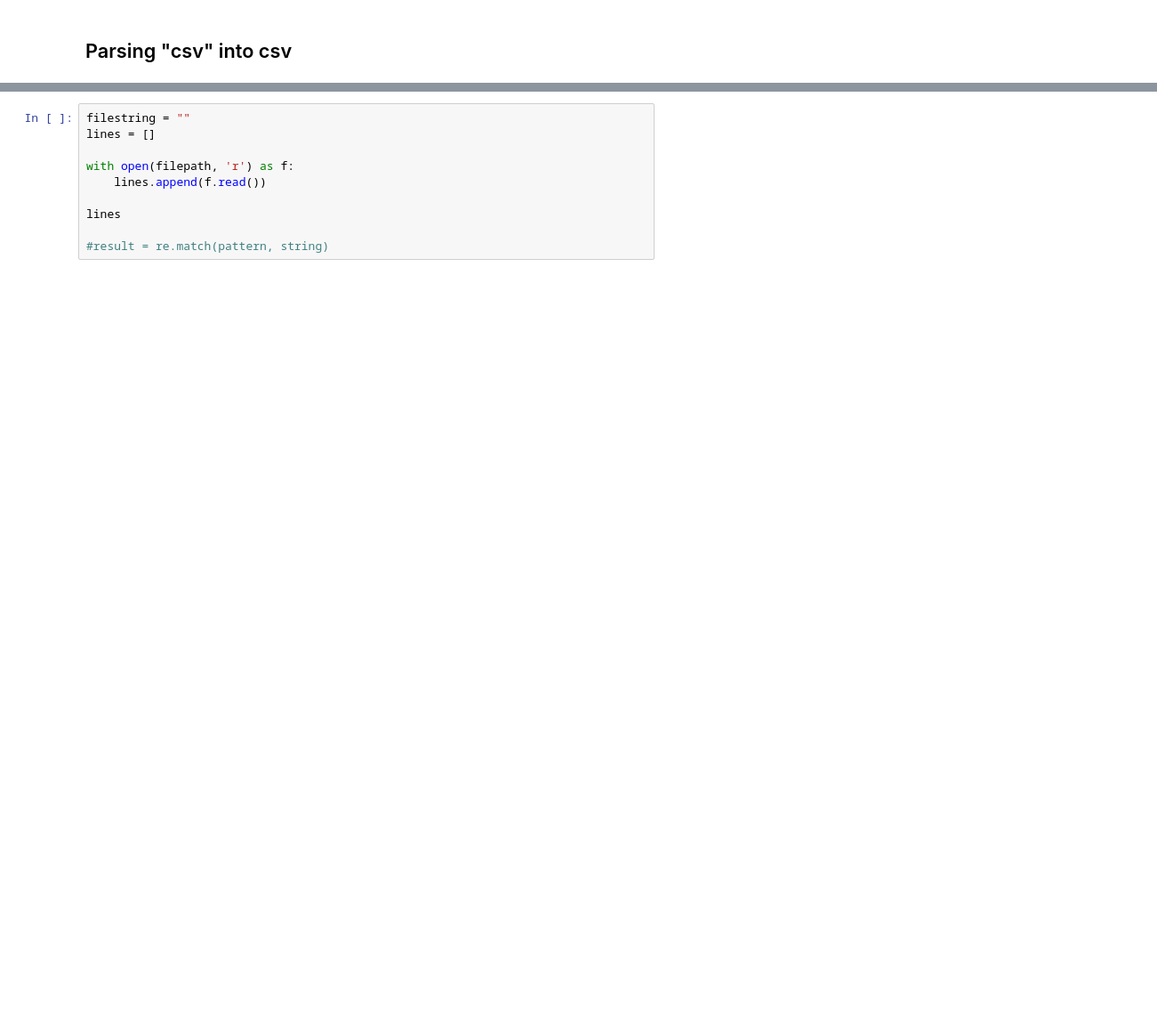
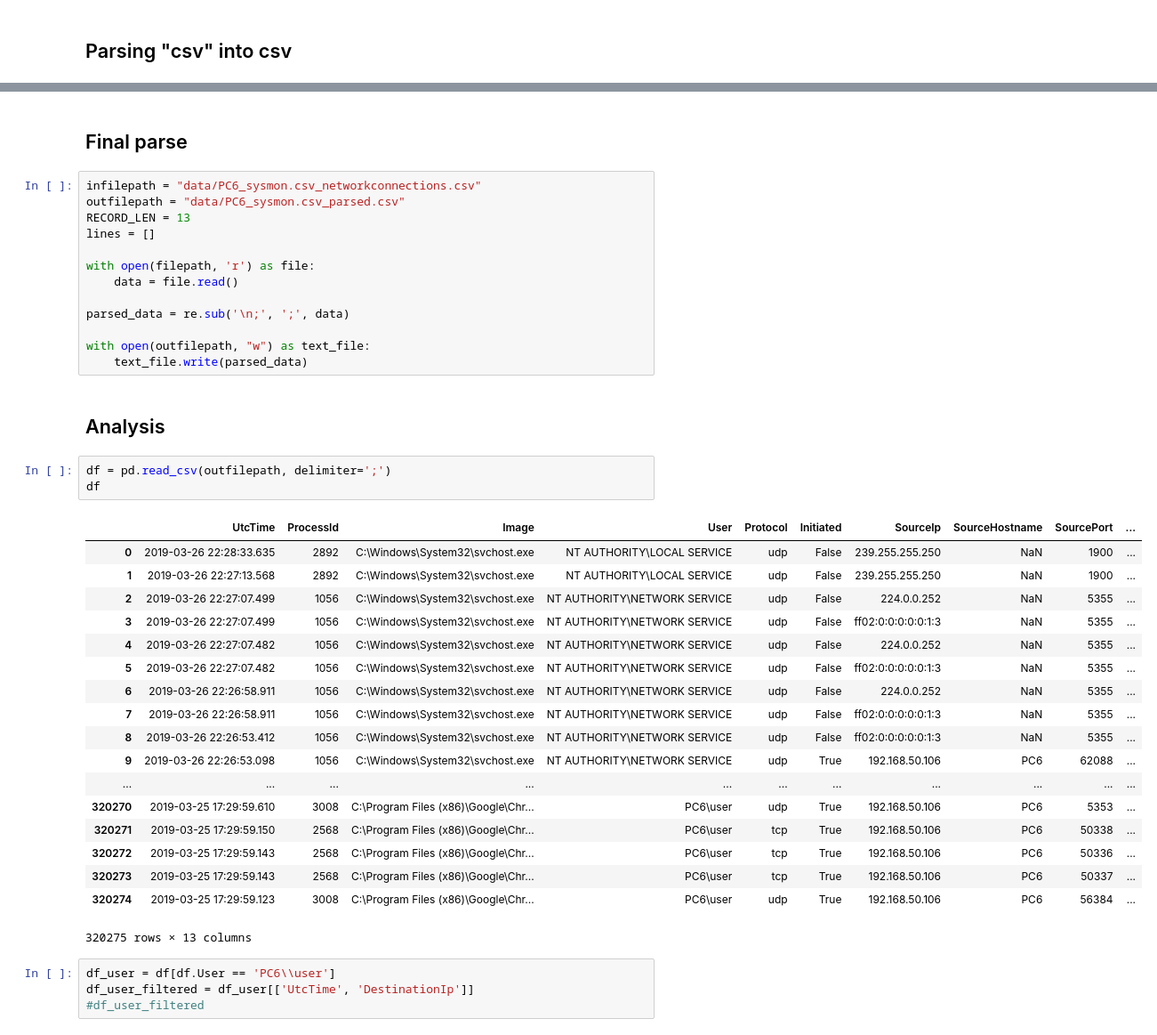
Before and after one commit to 8ToThePowerOfMol/UniTContest, a Jupyter notebook: sysmon.ipynb, the cells around one changed output, grey strips where cells are left out. Shown: that part at 89% size. Cells and saved outputs as stored; diff of their text form; blank space fills up the shorter version.

Commit message:
sysmon.ipynb less

```diff
--- a/sysmon.ipynb
+++ b/sysmon.ipynb
@@ -75,10 +37,43 @@ records
-# %%
-filestring = ""
-lines = []
-
-with open(filepath, 'r') as f:
-    lines.append(f.read())
-
-lines
-
-#result = re.match(pattern, string)
+# %% [markdown]
+## Final parse
+# %%
+infilepath = "data/PC6_sysmon.csv_networkconnections.csv"
+outfilepath = "data/PC6_sysmon.csv_parsed.csv"
+RECORD_LEN = 13
+lines = []
+
+with open(filepath, 'r') as file:
+    data = file.read()
+
+parsed_data = re.sub('\n;', ';', data)
+
+with open(outfilepath, "w") as text_file:
+    text_file.write(parsed_data)
+# %% [markdown]
+## Analysis
+# %%
+df = pd.read_csv(outfilepath, delimiter=';')
+df
+# %% [output]
+|  | UtcTime | ProcessId | Image | User | Protocol | Initiated | SourceIp | SourceHostname | SourcePort | ... |
+| 0 | 2019-03-26 22:28:33.635 | 2892 | C:\Windows\System32\svchost.exe | NT AUTHORITY\LOCAL SERVICE | udp | False | 239.255.255.250 | NaN | 1900 | ... |
+| 1 | 2019-03-26 22:27:13.568 | 2892 | C:\Windows\System32\svchost.exe | NT AUTHORITY\LOCAL SERVICE | udp | False | 239.255.255.250 | NaN | 1900 | ... |
+| 2 | 2019-03-26 22:27:07.499 | 1056 | C:\Windows\System32\svchost.exe | NT AUTHORITY\NETWORK SERVICE | udp | False | 224.0.0.252 | NaN | 5355 | ... |
+| 3 | 2019-03-26 22:27:07.499 | 1056 | C:\Windows\System32\svchost.exe | NT AUTHORITY\NETWORK SERVICE | udp | False | ff02:0:0:0:0:0:1:3 | NaN | 5355 | ... |
+| 4 | 2019-03-26 22:27:07.482 | 1056 | C:\Windows\System32\svchost.exe | NT AUTHORITY\NETWORK SERVICE | udp | False | 224.0.0.252 | NaN | 5355 | ... |
+| 5 | 2019-03-26 22:27:07.482 | 1056 | C:\Windows\System32\svchost.exe | NT AUTHORITY\NETWORK SERVICE | udp | False | ff02:0:0:0:0:0:1:3 | NaN | 5355 | ... |
+| 6 | 2019-03-26 22:26:58.911 | 1056 | C:\Windows\System32\svchost.exe | NT AUTHORITY\NETWORK SERVICE | udp | False | 224.0.0.252 | NaN | 5355 | ... |
+| 7 | 2019-03-26 22:26:58.911 | 1056 | C:\Windows\System32\svchost.exe | NT AUTHORITY\NETWORK SERVICE | udp | False | ff02:0:0:0:0:0:1:3 | NaN | 5355 | ... |
+| 8 | 2019-03-26 22:26:53.412 | 1056 | C:\Windows\System32\svchost.exe | NT AUTHORITY\NETWORK SERVICE | udp | False | ff02:0:0:0:0:0:1:3 | NaN | 5355 | ... |
+| 9 | 2019-03-26 22:26:53.098 | 1056 | C:\Windows\System32\svchost.exe | NT AUTHORITY\NETWORK SERVICE | udp | True | 192.168.50.106 | PC6 | 62088 | ... |
+| ... | ... | ... | ... | ... | ... | ... | ... | ... | ... | ... |
+| 320270 | 2019-03-25 17:29:59.610 | 3008 | C:\Program Files (x86)\Google\Chr... | PC6\user | udp | True | 192.168.50.106 | PC6 | 5353 | ... |
+| 320271 | 2019-03-25 17:29:59.150 | 2568 | C:\Program Files (x86)\Google\Chr... | PC6\user | tcp | True | 192.168.50.106 | PC6 | 50338 | ... |
+| 320272 | 2019-03-25 17:29:59.143 | 2568 | C:\Program Files (x86)\Google\Chr... | PC6\user | tcp | True | 192.168.50.106 | PC6 | 50336 | ... |
+| 320273 | 2019-03-25 17:29:59.143 | 2568 | C:\Program Files (x86)\Google\Chr... | PC6\user | tcp | True | 192.168.50.106 | PC6 | 50337 | ... |
+| 320274 | 2019-03-25 17:29:59.123 | 3008 | C:\Program Files (x86)\Google\Chr... | PC6\user | udp | True | 192.168.50.106 | PC6 | 56384 | ... |
+320275 rows × 13 columns
+# %%
+df_user = df[df.User == 'PC6\\user']
+df_user_filtered = df_user[['UtcTime', 'DestinationIp']]
+#df_user_filtered
```
Also changed, not shown: parts of 4 cells of this notebook.
